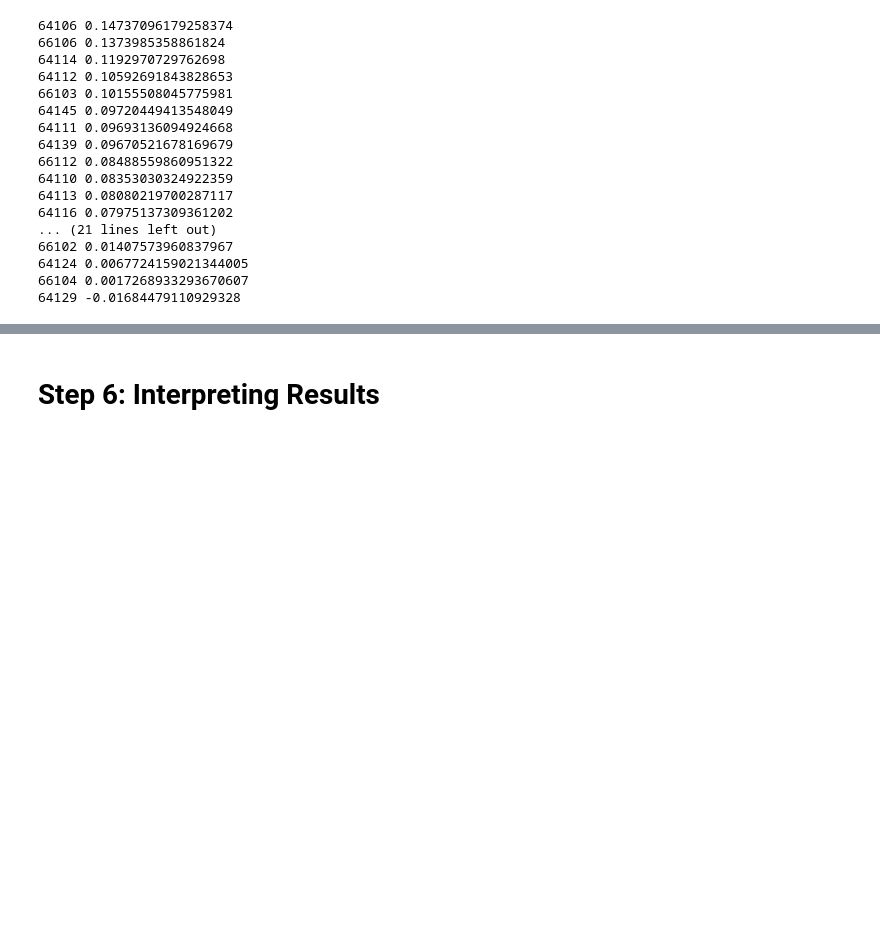
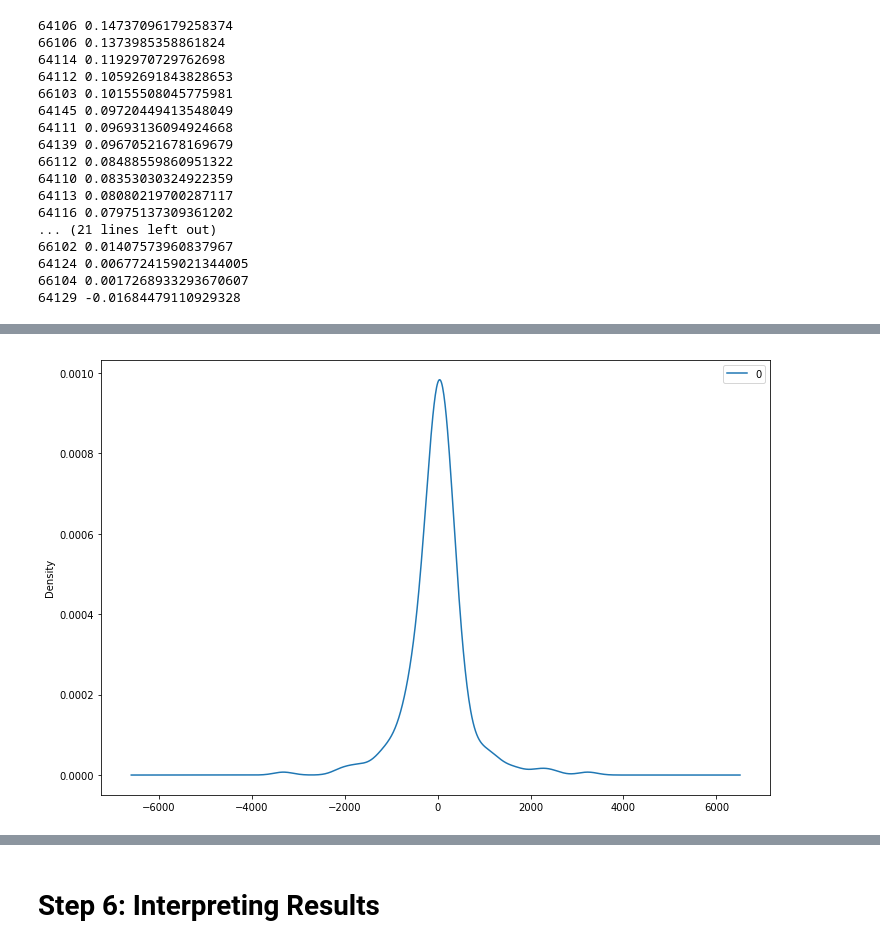
Before and after one commit to illumi91/dsc-mod-4-project-online-ds-pt-051319, a Jupyter notebook: mod_4_starter_notebook.ipynb, the cells around one changed output, grey strips where cells are left out. Saved outputs shown, nothing was run; the diff lists cells and outputs as text; code cells hidden in the pictures; blank space fills up the shorter version.

```diff
--- a/mod_4_starter_notebook.ipynb
+++ b/mod_4_starter_notebook.ipynb
@@ -446,0 +405,5 @@ def melt_data(df):
+# %%
+plt.figure(figsize=(12,8))
+sns.distplot(residuals)
+# %% [output]
+[figure, added]
```
Also changed, not shown: parts of 96 cells of this notebook.
